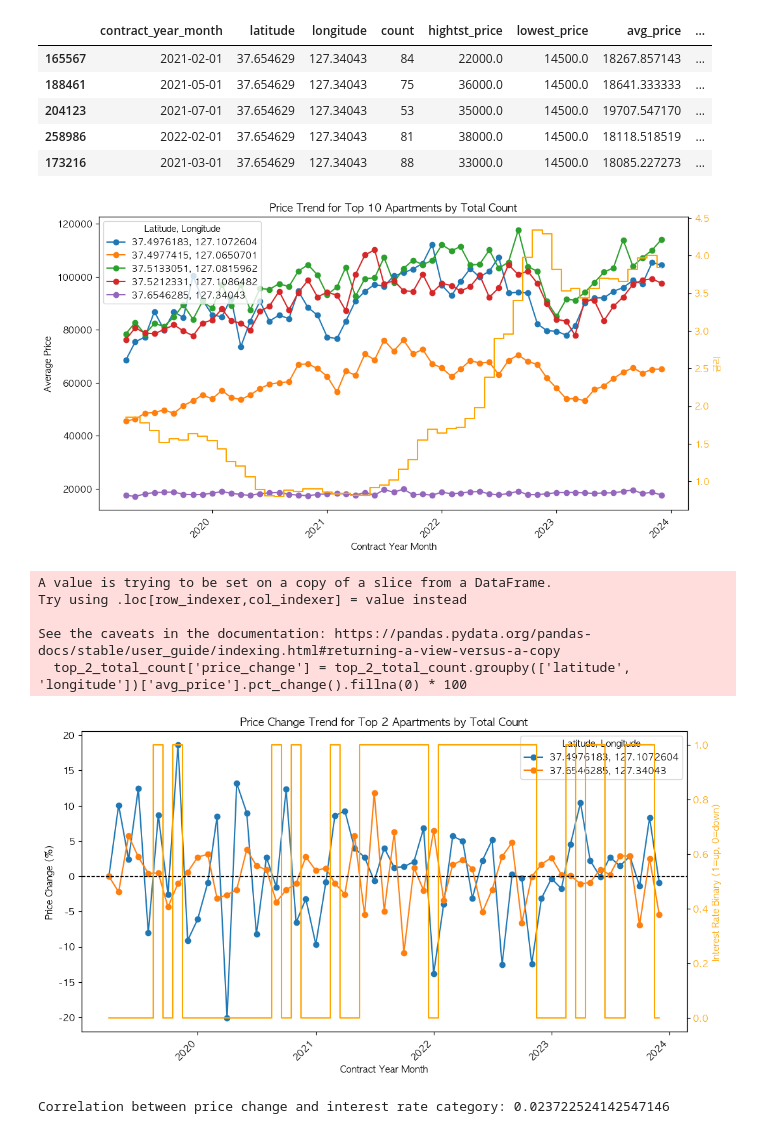
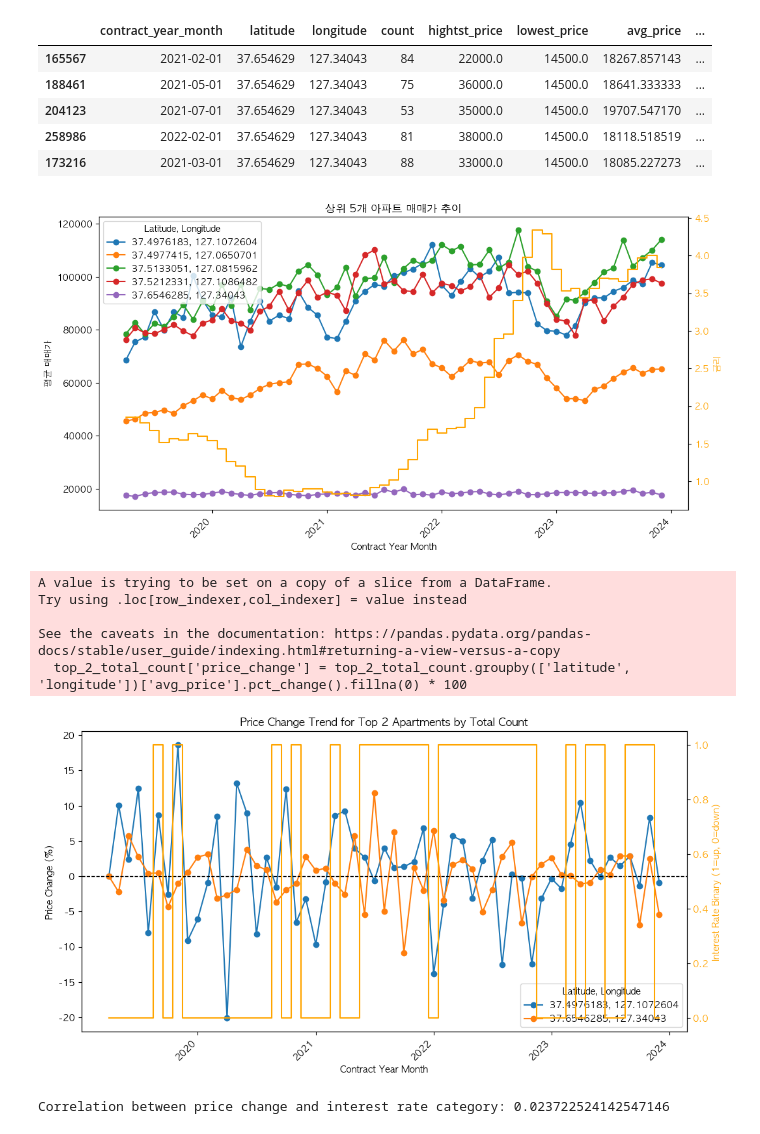
Before and after one commit to boostcampaitech7/level2-competitiveds-recsys-06, a Jupyter notebook: EDA/이제준/[EDA]interestRate_analysis.ipynb, the cells around one changed output. Saved outputs shown, nothing was run; the diff lists cells and outputs as text; code cells hidden in the pictures.

```diff
--- a/EDA/이제준/[EDA]interestRate_analysis.ipynb
+++ b/EDA/이제준/[EDA]interestRate_analysis.ipynb
@@ -17,7 +17,7 @@ np.random.seed(RANDOM_SEED)
 # %% [markdown]
 # 데이터 불러오기
 # %%
-BASE_PATH = os.path.join("../../..", "data")
+BASE_PATH = os.path.join("../../data", "raw")
 
 train_data = pd.read_csv(os.path.join(BASE_PATH, 'train.csv'))
 test_data = pd.read_csv(os.path.join(BASE_PATH, 'test.csv'))
@@ -297,26 +297,23 @@ new_df.sort_values(by="total_count", ascending=False).head()
 | 258986 | 2022-02-01 | 37.654629 | 127.34043 | 81 | 38000.0 | 14500.0 | 18118.518519 | ... |
 | 173216 | 2021-03-01 | 37.654629 | 127.34043 | 88 | 33000.0 | 14500.0 | 18085.227273 | ... |
 # %%
-# Extract the top 10 apartments based on total_count
+# total_count 기준 상위 5개 아파트의 위도, 경도 추출
 top_10_lat_long = new_df.groupby(['latitude', 'longitude'])['total_count'].max().nlargest(5).reset_index()
 
-# Extract data for the top 10 apartments
+# 상위 10개 아파트 데이터 추출
 top_10_total_count = new_df[new_df[['latitude', 'longitude']].apply(tuple, axis=1).isin(top_10_lat_long[['latitude', 'longitude']].apply(tuple, axis=1))]
 
 # specific_lat_long = new_df[(new_df['latitude'] == top_10_lat_long['latitude']) &
 #                            (new_df['longitude'] == top_10_lat_long['longitude'])]
 
-# Plotting
 fig, ax = plt.subplots(figsize=(12, 6))
 
-# Plotting the price trend for each of the top 10 apartments
 for lat_long, group in top_10_total_count.groupby(['latitude', 'longitude']):
     ax.plot(group['contract_year_month'], group['avg_price'], marker='o', label=f'{lat_long[0]}, {lat_long[1]}')
 
-# Set labels and title
 ax.set_xlabel('Contract Year Month')
-ax.set_ylabel('Average Price')
-ax.set_title('Price Trend for Top 10 Apartments by Total Count')
+ax.set_ylabel('평균 매매가')
+ax.set_title('상위 5개 아파트 매매가 추이')
 
 # Rotate x-axis labels for better readability
 plt.xticks(rotation=45, ha='right')
@@ -332,58 +329,50 @@ ax2.tick_params(axis='y', labelcolor='orange')
 # Show plot
 plt.show()
 # %% [output]
-[figure, old version]
+[figure, new version]
 # %%
-# 두 번째로 높은 total_count 아파트를 기준으로 데이터 추출
+# 두 번째로 높은 total_count 아파트를 포함한 상위 두 개의 아파트 추출
 top_2_lat_long = new_df.groupby(['latitude', 'longitude'])['total_count'].max().nlargest(2).reset_index()
 
-# top 2 아파트의 데이터만 필터링
+# 상위 두 아파트의 데이터만 필터링
 top_2_total_count = new_df[new_df[['latitude', 'longitude']].apply(tuple, axis=1).isin(top_2_lat_long[['latitude', 'longitude']].apply(tuple, axis=1))]
 
 # 등락률 계산 (월간 평균 가격 변화율)
 top_2_total_count['price_change'] = top_2_total_count.groupby(['latitude', 'longitude'])['avg_price'].pct_change().fillna(0) * 100
+
 # 금리 데이터의 상승/하락 여부 이진화
 deposit_and_interest_df['interest_change'] = deposit_and_interest_df['interest_rate'].pct_change().fillna(0)
 deposit_and_interest_df['interest_binary'] = (deposit_and_interest_df['interest_change'] > 0).astype(int)  # 상승이면 1, 하락이면 0
 
-# Plotting
+
 fig, ax = plt.subplots(figsize=(12, 6))
 
-# 각 아파트의 가격 변동 등락률을 플롯
 for lat_long, group in top_2_total_count.groupby(['latitude', 'longitude']):
     ax.plot(group['contract_year_month'], group['price_change'], marker='o', label=f'{lat_long[0]}, {lat_long[1]}')
 
-# 축 레이블 및 제목 설정
 ax.set_xlabel('Contract Year Month')
 ax.set_ylabel('Price Change (%)')
 ax.set_title('Price Change Trend for Top 2 Apartments by Total Count')
-
-# x축 라벨 각도 조정
 plt.xticks(rotation=45, ha='right')
 
 
-# 금리 데이터 상승/하락 이진화된 데이터를 시각화
 ax2 = ax.twinx()
 ax2.set_ylabel('Interest Rate Binary (1=up, 0=down)', color='orange')
 ax2.step(deposit_and_interest_df['year_month'], deposit_and_interest_df['interest_binary'], where='mid', color='orange')
 ax2.tick_params(axis='y', labelcolor='orange')
 
-# 원점에 수평선 추가 (y=0 기준선)
 ax.axhline(0, color='black', linewidth=1, linestyle='--')
-
-
-# 범례 추가
-ax.legend(title='Latitude, Longitude')
+ax.legend(title='Latitude, Longitude', loc='lower right', bbox_to_anchor=(1, 0), ncol=1)
 
 # 그래프 출력
 plt.show()
 # %% [output]
 A value is trying to be set on a copy of a slice from a DataFrame.
 Try using .loc[row_indexer,col_indexer] = value instead
 
 See the caveats in the documentation: https://pandas.pydata.org/pandas-docs/stable/user_guide/indexing.html#returning-a-view-versus-a-copy
   top_2_total_count['price_change'] = top_2_total_count.groupby(['latitude', 'longitude'])['avg_price'].pct_change().fillna(0) * 100
-[figure, old version]
+[figure, new version]
 # %%
 # 금리 데이터의 상승/하락/유지 여부 분류
 deposit_and_interest_df['interest_change'] = deposit_and_interest_df['interest_rate'].pct_change().fillna(0)
```
